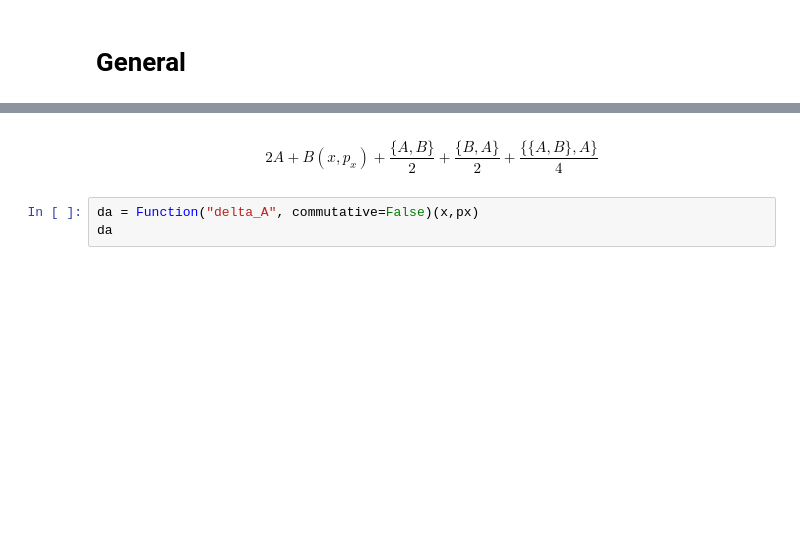
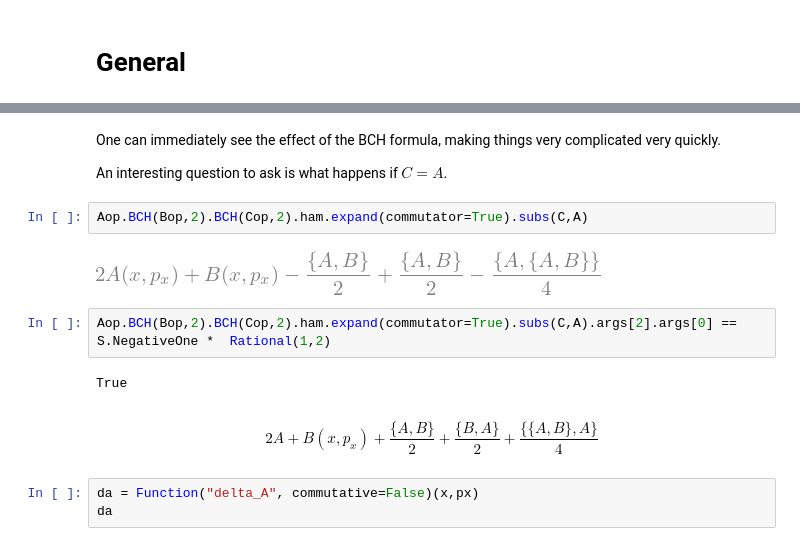
Before and after one commit to tomerten/acchamiltoniansandmatrices, a Jupyter notebook: acchamiltoniansandmatrices/Examples/Notebooks/SymbolicCalculations.ipynb, the cells around one changed output, grey strips where cells are left out. Saved outputs shown, nothing was run; the diff lists cells and outputs as text; blank space fills up the shorter version.

```diff
--- a/acchamiltoniansandmatrices/Examples/Notebooks/SymbolicCalculations.ipynb
+++ b/acchamiltoniansandmatrices/Examples/Notebooks/SymbolicCalculations.ipynb
@@ -136,3 +142,15 @@ Aop.BCH(Bop,2).BCH(Cop,2).ham.expand(commutator=True)
+# %% [markdown]
+One can immediately see the effect of the BCH formula, making things very complicated very quickly.
+
+An interesting question to ask is what happens if $C=A$.
+# %%
+Aop.BCH(Bop,2).BCH(Cop,2).ham.expand(commutator=True).subs(C,A)
+# %% [output]
+[figure, added]
+# %%
+Aop.BCH(Bop,2).BCH(Cop,2).ham.expand(commutator=True).subs(C,A).args[2].args[0] == S.NegativeOne *  Rational(1,2)
+# %% [output]
+True
 # %% [markdown]
 $$2 A + B{\left(x,p_{x} \right)} + \frac{\lbrace A,B\rbrace}{2} + \frac{\lbrace B,A\rbrace}{2} + \frac{\lbrace \lbrace A,B\rbrace,A\rbrace}{4}
 $$
```
Also changed, not shown: parts of 7 cells of this notebook, 2 other files.
